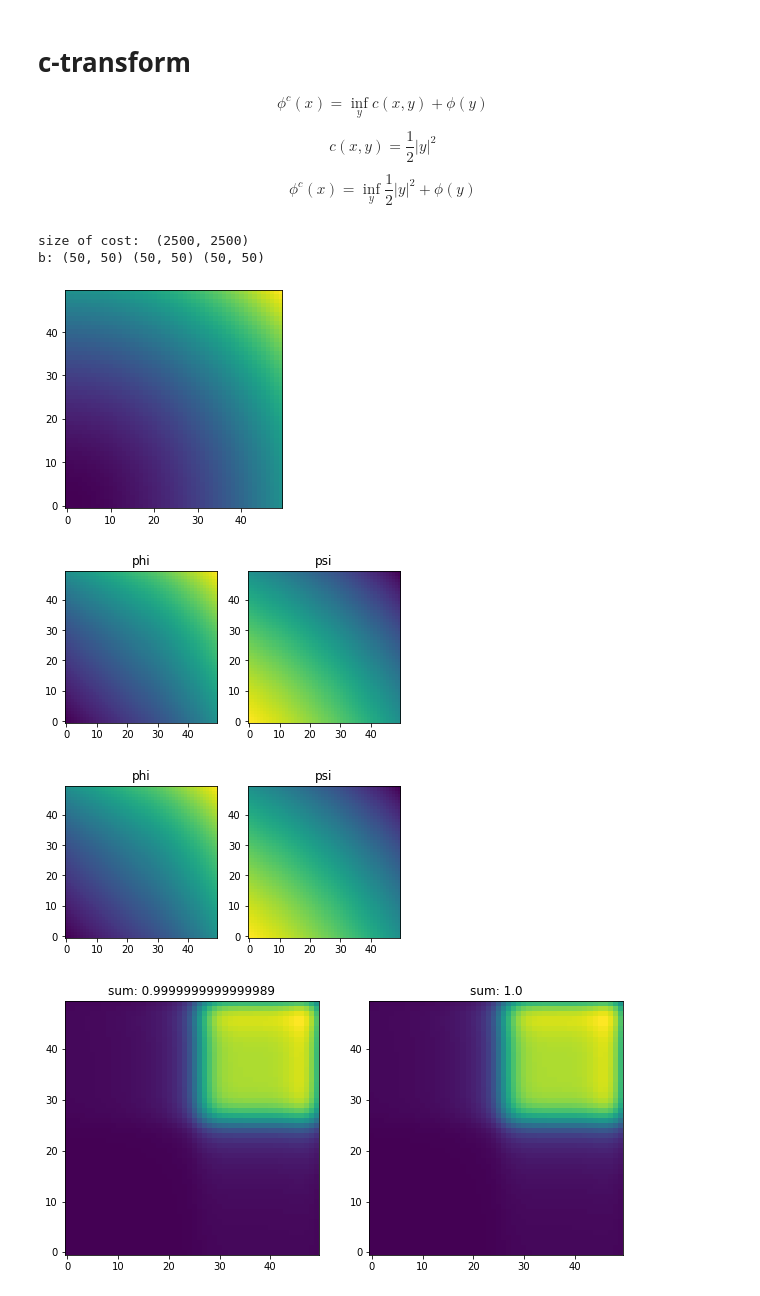
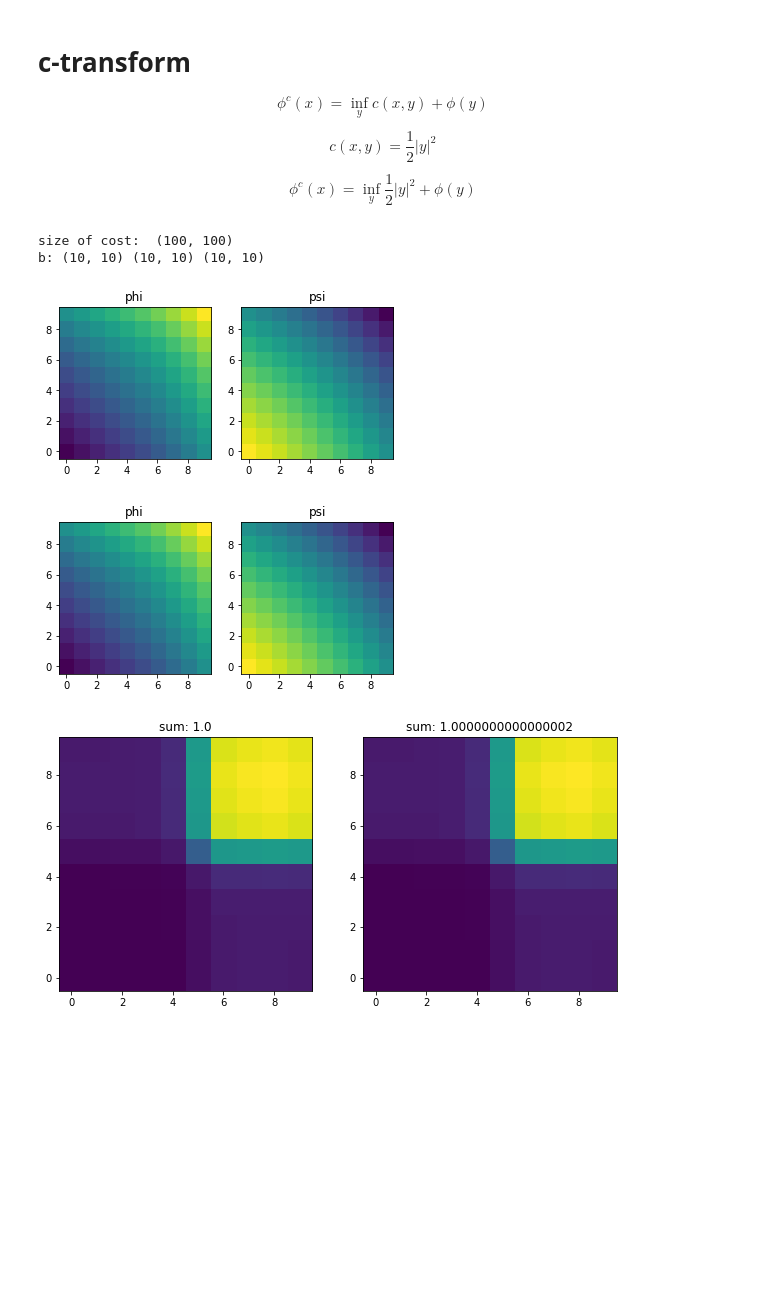
Before and after one commit to wonjunee/screening, a Jupyter notebook: python/screening_graph.ipynb, the cells around one changed output. Cells and saved outputs as stored; diff of their text form; code cells hidden in the pictures; blank space fills up the shorter version.

```diff
--- a/python/screening_graph.ipynb
+++ b/python/screening_graph.ipynb
@@ -315,12 +145,15 @@ def solve_poisson(u, phi_np, psi_np, nu_np, b, kernel, helper, dx, dy, yMax, sho
 # %%
+# from screening import compute_dx, compute_dy, c_transform_cpp, c_transform_forward_cpp , approx_push_cpp
+
+import screening as sc
 from IPython import display
 
 # parameters
 # grid size n x n
-n = 50
+n = 10
 
 # step size for the gradient ascent
-L = 50000
+L = 5000
 
 # epsilon for pushforward
 epsilon = 1e-2
@@ -330,7 +163,7 @@ X, Y = np.meshgrid(np.linspace(0.5/n,1-0.5/n,n), np.linspace(0.5/n,1-0.5/n,n))
 
 Xx = X + 1
 Xy = Y + 1
-yMax = 2
+yMax = 2.0
 Yx = yMax * X
 Yy = yMax * Y
 
@@ -352,13 +185,11 @@ cost_np = - np.sum(Xv.reshape((n*n,1,2)) * Yv.reshape((1,n*n,2)),axis=2)
 print("size of cost: ", cost_np.shape)
 b    = 0.5 * (Yx**2 + Yy**2)
 print("b:", b.shape, Yx.shape, Yy.shape)
-plt.imshow(b,origin='lower')
-plt.show()
 
 psi_np = - 0.5*(Xx**2+Xy**2)
 phi_np = np.zeros((n,n))
 nu_np   = np.zeros((n,n))
-c_transform_forward_cpp(phi_np, psi_np, cost_np)
+sc.c_transform_forward_cpp(phi_np, psi_np, cost_np)
 
 
 fig = plt.figure()
@@ -379,40 +210,36 @@ nu   = torch.from_numpy(nu_np)
 c_transform_forward(phi, psi, cost)
 
 fig = plt.figure()
 ax = fig.add_subplot(121)
 ax.imshow(phi, origin="lower")
 ax.set_title("phi")
 ax = fig.add_subplot(122)
 ax.imshow(psi, origin="lower")
 ax.set_title("psi")
 plt.show()
 
 
 fig,ax = plt.subplots(1,2,figsize=(10,5))
 
-approx_push_cpp(nu_np, psi_np, phi_np, cost_np, epsilon, dx, dy, yMax)
+sc.approx_push_cpp(nu_np, psi_np, phi_np, cost_np, epsilon, dx, dy, yMax)
 ax[0].imshow(nu_np, origin='lower')
 ax[0].set_title(f"sum: {np.sum(nu_np)*dy*dy}")
 
 approx_push(nu, psi, phi, cost, epsilon, dx, dy, yMax)
 ax[1].imshow(nu, origin='lower')
 ax[1].set_title(f"sum: {torch.sum(nu)*dy*dy}")
 plt.show()
-print(nu)
-
-helper = HelperClass(phi, dx, dy)
 
 u = np.zeros((n,n))
 
 if cuda:
   phi  = phi.cuda()
   psi  = psi.cuda()
   cost = cost.cuda()
   nu   = nu.cuda()
 # %% [output]
-size of cost:  (2500, 2500)
-b: (50, 50) (50, 50) (50, 50)
+size of cost:  (100, 100)
+b: (10, 10) (10, 10) (10, 10)
-[figure, old version]
+[figure, new version]
-[figure, old version]
+[figure, new version]
-[figure, old version]
+[figure, new version]
-[figure, removed]
```
Also changed, not shown: parts of 11 cells of this notebook, 1 other file.
